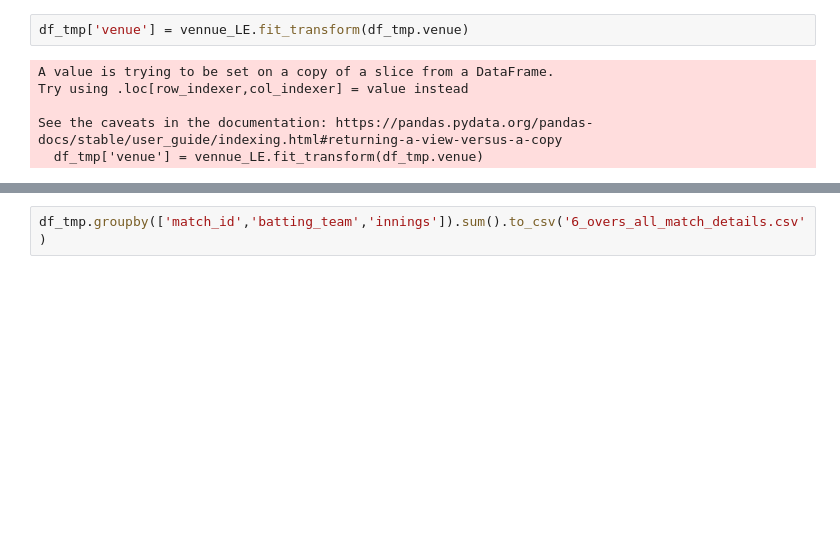
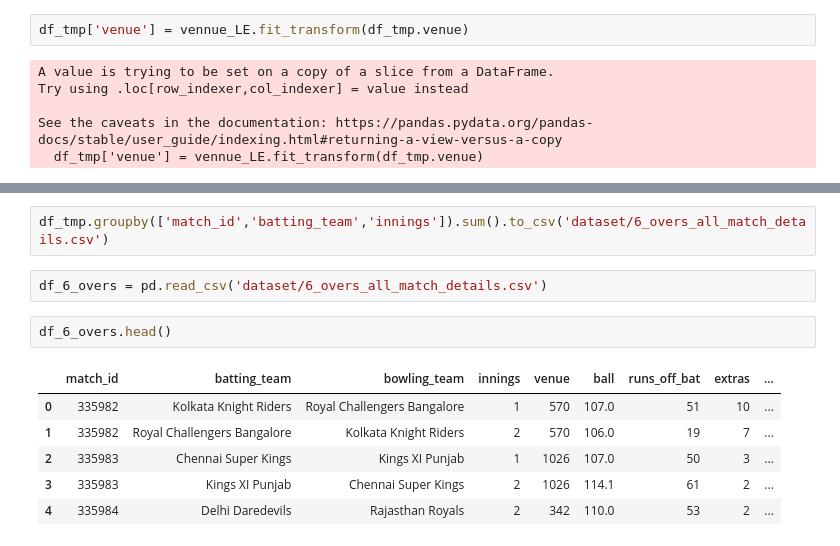
Before and after one commit to praveenraghuvanshi1512/cricket-analytics-and-predictions, a Jupyter notebook: iit-m-hackhathon/predict_IPLData_6thOver_Score.ipynb, the cells around one changed output, grey strips where cells are left out. Drawn from its saved outputs; the diff is of its cells as text; blank space fills up the shorter version.

```diff
--- a/iit-m-hackhathon/predict_IPLData_6thOver_Score.ipynb
+++ b/iit-m-hackhathon/predict_IPLData_6thOver_Score.ipynb
@@ -123,2 +149,13 @@ df_tmp.groupby(['match_id','batting_team','innings']).sum()
 # %%
-df_tmp.groupby(['match_id','batting_team','innings']).sum().to_csv('6_overs_all_match_details.csv')
+df_tmp.groupby(['match_id','batting_team','innings']).sum().to_csv('dataset/6_overs_all_match_details.csv')
+# %%
+df_6_overs = pd.read_csv('dataset/6_overs_all_match_details.csv')
+# %%
+df_6_overs.head()
+# %% [output]
+|  | match_id | batting_team | bowling_team | innings | venue | ball | runs_off_bat | extras | ... |
+| 0 | 335982 | Kolkata Knight Riders | Royal Challengers Bangalore | 1 | 570 | 107.0 | 51 | 10 | ... |
+| 1 | 335982 | Royal Challengers Bangalore | Kolkata Knight Riders | 2 | 570 | 106.0 | 19 | 7 | ... |
+| 2 | 335983 | Chennai Super Kings | Kings XI Punjab | 1 | 1026 | 107.0 | 50 | 3 | ... |
+| 3 | 335983 | Kings XI Punjab | Chennai Super Kings | 2 | 1026 | 114.1 | 61 | 2 | ... |
+| 4 | 335984 | Delhi Daredevils | Rajasthan Royals | 2 | 342 | 110.0 | 53 | 2 | ... |
```
Also changed, not shown: parts of 18 cells of this notebook, 3 other files.
